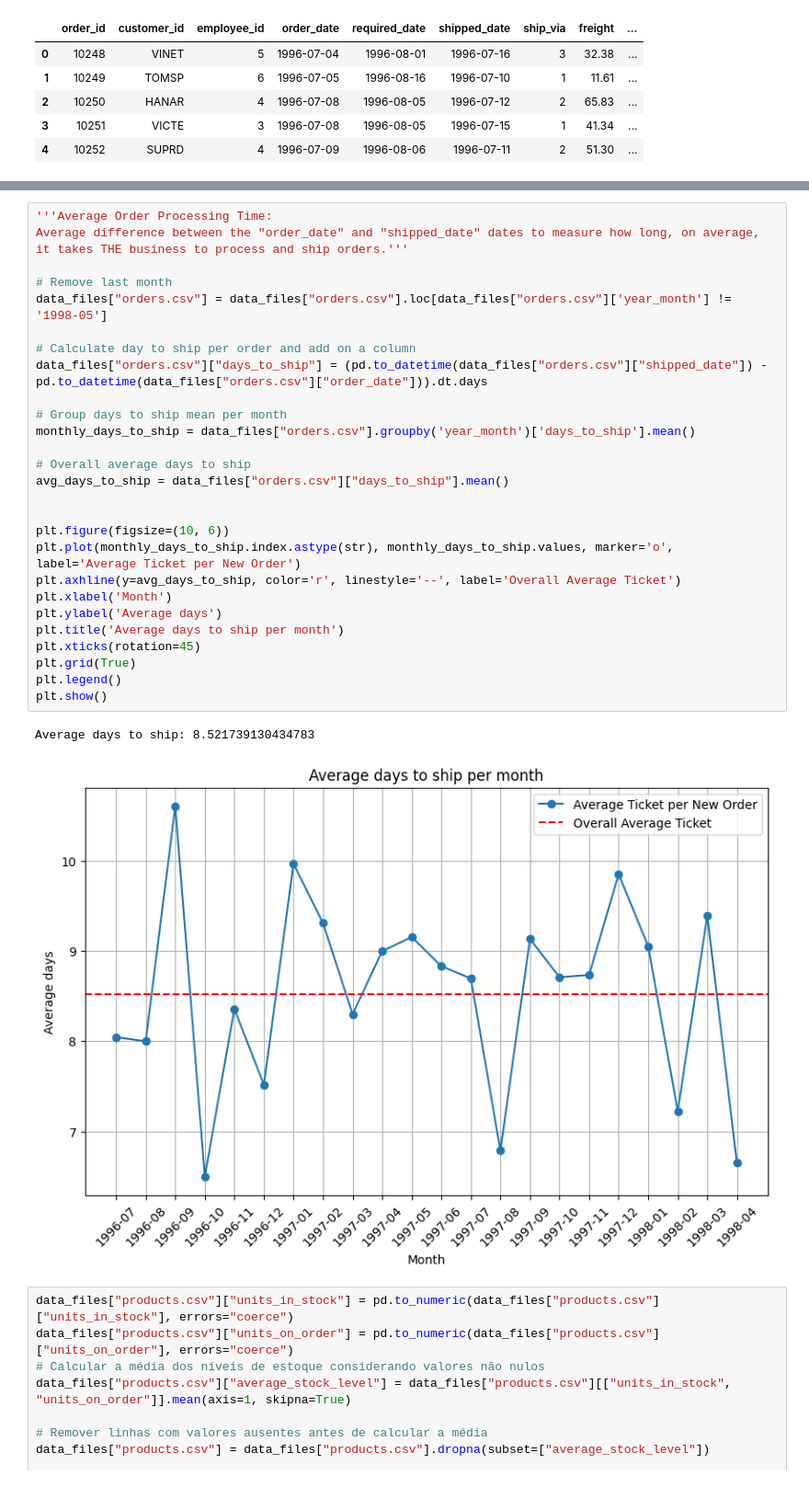
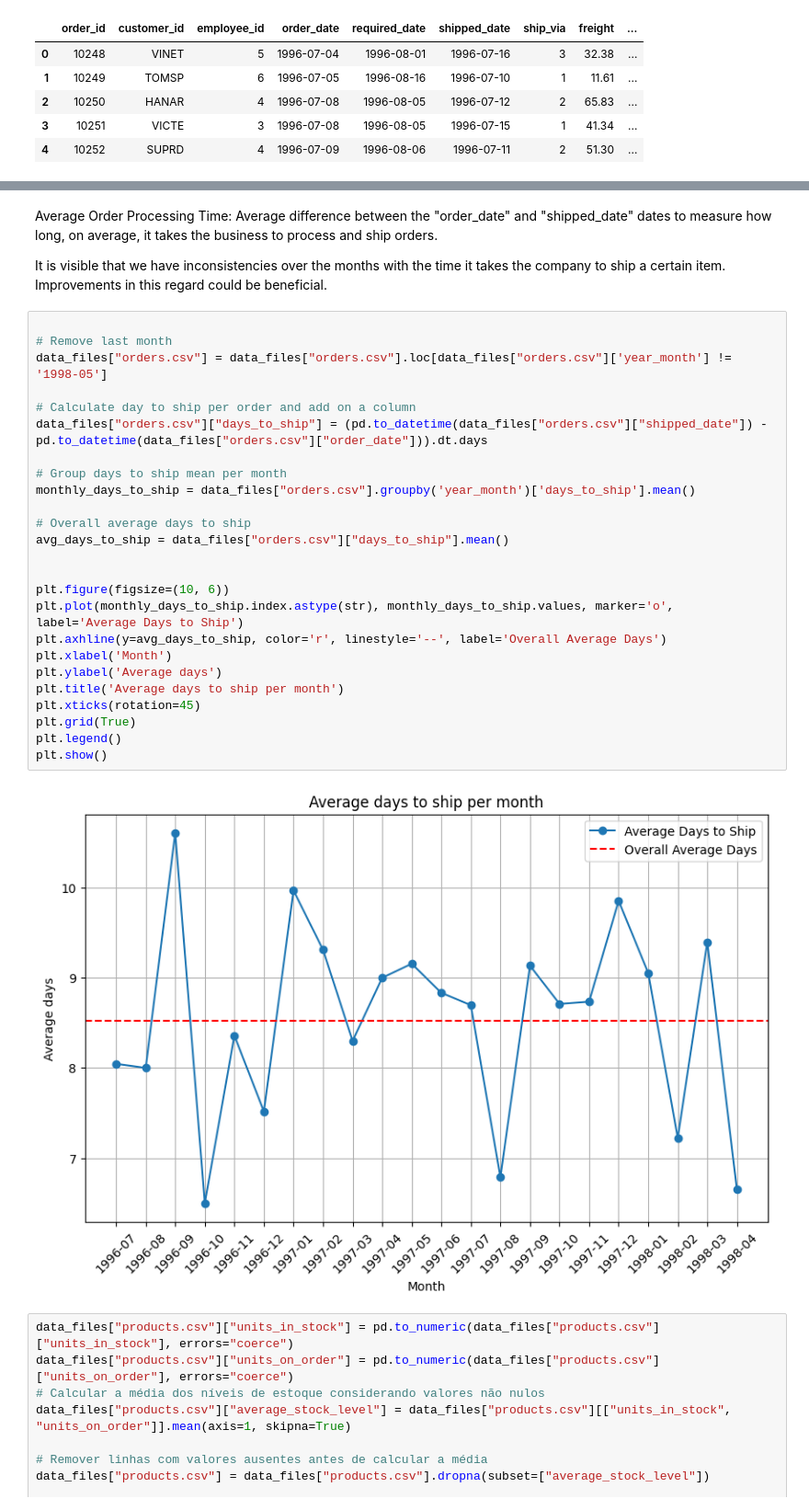
Before and after one commit to IvonLuiz/Analise-de-Dados-Northwind, a Jupyter notebook: analysis.ipynb, the cells around one changed output, grey strips where cells are left out. Shown at 92% size. Cells and saved outputs as stored; diff of their text form.

```diff
--- a/analysis.ipynb
+++ b/analysis.ipynb
@@ -206,33 +209,35 @@ plt.show()
+# %% [markdown]
+Average Order Processing Time:
+Average difference between the "order_date" and "shipped_date" dates to measure how long, on average, it takes the business to process and ship orders.
+
+It is visible that we have inconsistencies over the months with the time it takes the company to ship a certain item. Improvements in this regard could be beneficial.
 # %%
-'''Average Order Processing Time:
-Average difference between the "order_date" and "shipped_date" dates to measure how long, on average, it takes THE business to process and ship orders.'''
 
 # Remove last month
 data_files["orders.csv"] = data_files["orders.csv"].loc[data_files["orders.csv"]['year_month'] != '1998-05']
 
 # Calculate day to ship per order and add on a column
 data_files["orders.csv"]["days_to_ship"] = (pd.to_datetime(data_files["orders.csv"]["shipped_date"]) - pd.to_datetime(data_files["orders.csv"]["order_date"])).dt.days
 
 # Group days to ship mean per month
 monthly_days_to_ship = data_files["orders.csv"].groupby('year_month')['days_to_ship'].mean()
 
 # Overall average days to ship
 avg_days_to_ship = data_files["orders.csv"]["days_to_ship"].mean()
 
 
 plt.figure(figsize=(10, 6))
-plt.plot(monthly_days_to_ship.index.astype(str), monthly_days_to_ship.values, marker='o', label='Average Ticket per New Order')
-plt.axhline(y=avg_days_to_ship, color='r', linestyle='--', label='Overall Average Ticket')
+plt.plot(monthly_days_to_ship.index.astype(str), monthly_days_to_ship.values, marker='o', label='Average Days to Ship')
+plt.axhline(y=avg_days_to_ship, color='r', linestyle='--', label='Overall Average Days')
 plt.xlabel('Month')
 plt.ylabel('Average days')
 plt.title('Average days to ship per month')
 plt.xticks(rotation=45)
 plt.grid(True)
 plt.legend()
 plt.show()
 # %% [output]
-Average days to ship: 8.521739130434783
-[figure, old version]
+[figure, new version]
 # %%
 data_files["products.csv"]["units_in_stock"] = pd.to_numeric(data_files["products.csv"]["units_in_stock"], errors="coerce")
 data_files["products.csv"]["units_on_order"] = pd.to_numeric(data_files["products.csv"]["units_on_order"], errors="coerce")
```
Also changed, not shown: parts of 16 cells of this notebook.
